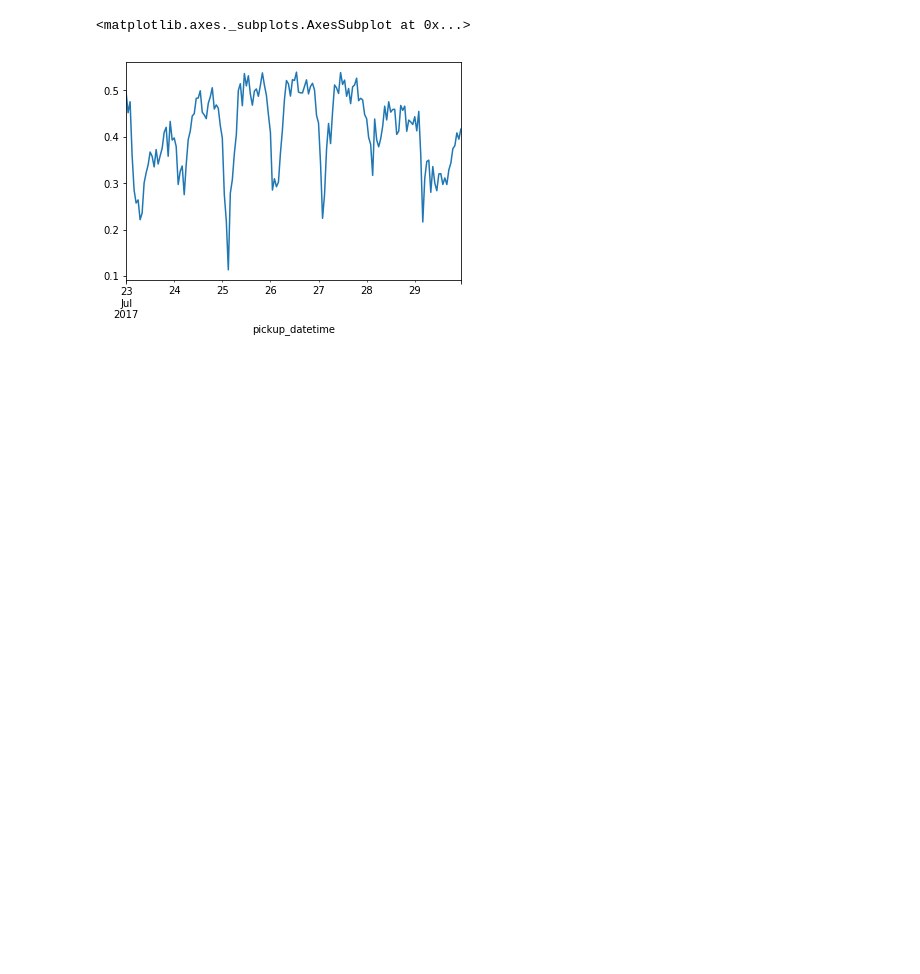
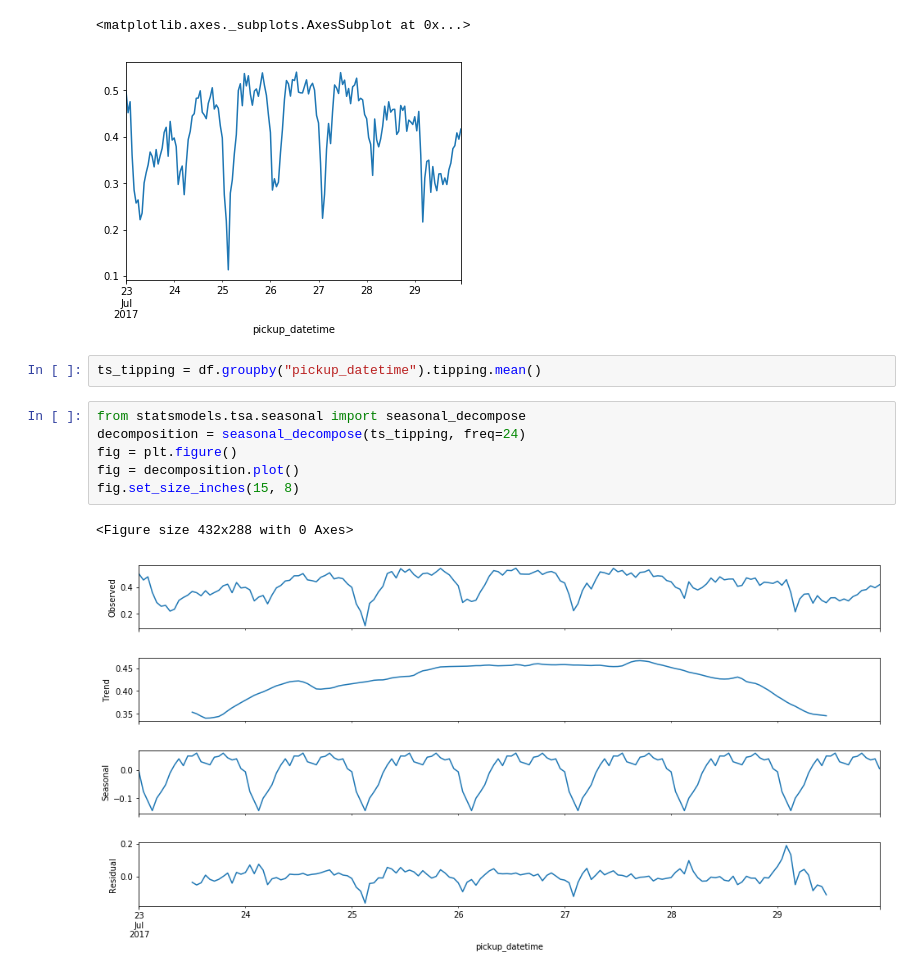
Before and after one commit to keita-dc/FlatironProject4, a Jupyter notebook: DC_Taxi_Keita.ipynb, the cells around one changed output. Cells and saved outputs as stored; diff of their text form; blank space fills up the shorter version.

```diff
--- a/DC_Taxi_Keita.ipynb
+++ b/DC_Taxi_Keita.ipynb
@@ -313,3 +350,14 @@ df.groupby("pickup_datetime").tipping.mean().plot()
 # %% [output]
 <matplotlib.axes._subplots.AxesSubplot at 0x...>
 [figure]
+# %%
+ts_tipping = df.groupby("pickup_datetime").tipping.mean()
+# %%
+from statsmodels.tsa.seasonal import seasonal_decompose
+decomposition = seasonal_decompose(ts_tipping, freq=24)
+fig = plt.figure()
+fig = decomposition.plot()
+fig.set_size_inches(15, 8)
+# %% [output]
+<Figure size 432x288 with 0 Axes>
+[figure, added]
```
Also changed, not shown: parts of 13 cells of this notebook.
